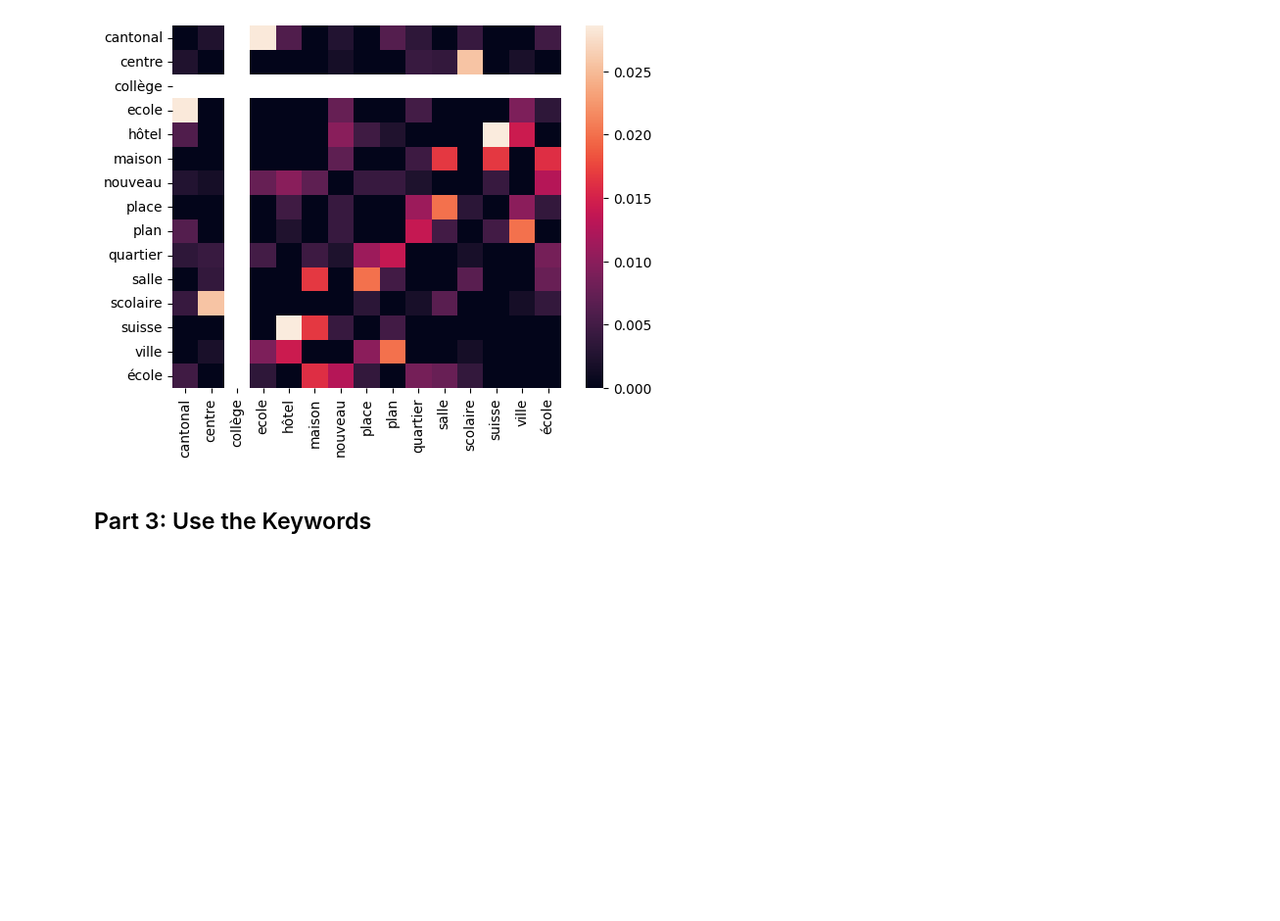
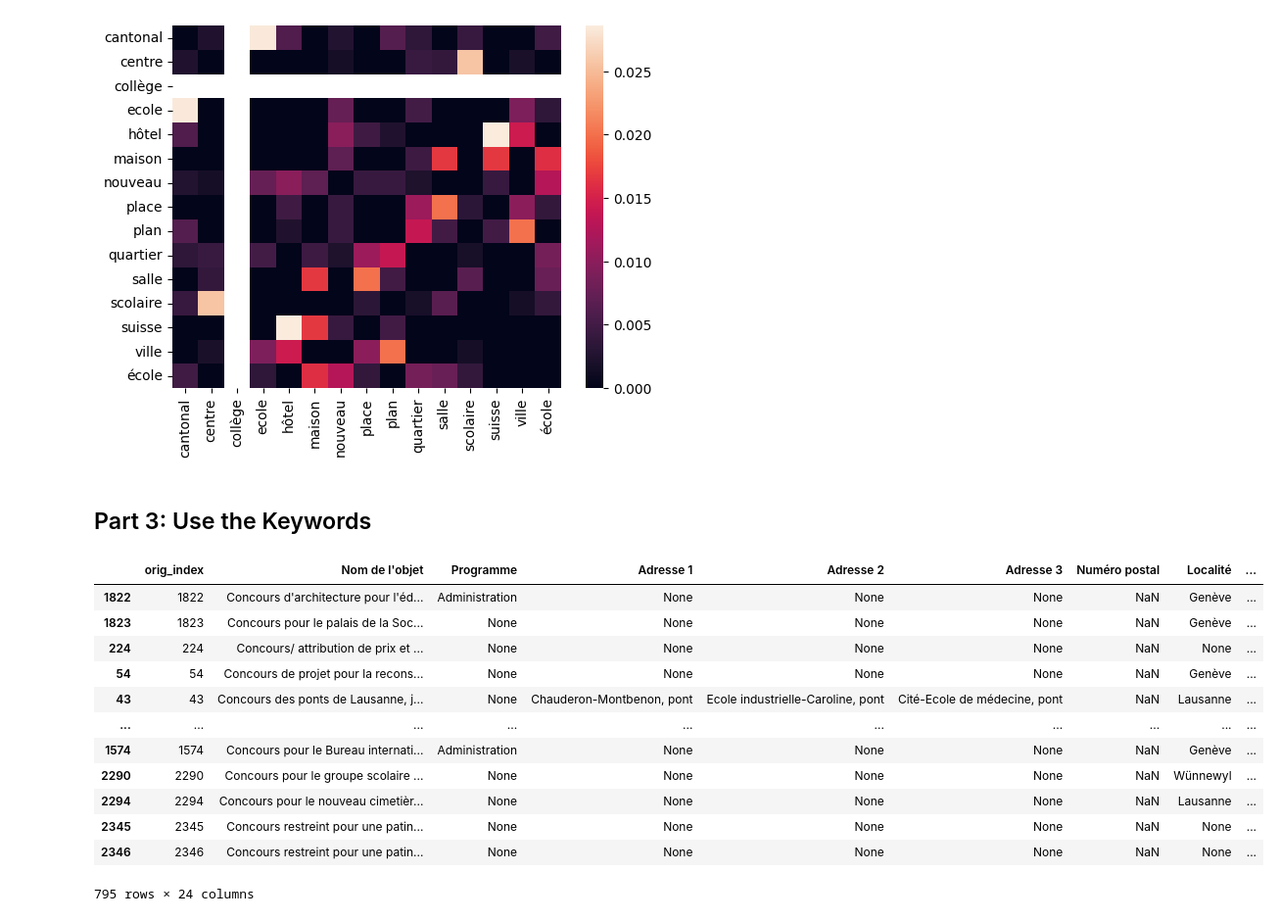
Before and after one commit to ccpfoye/SwissArchitectureCompetitions, a Jupyter notebook: Classify_ACM.ipynb, the cells around one changed output. Shown at 98% size. Cells and saved outputs as stored; diff of their text form; code cells hidden in the pictures; blank space fills up the shorter version.

Commit message:
CODE: Classify Jugements

```diff
--- a/Classify_ACM.ipynb
+++ b/Classify_ACM.ipynb
@@ -220,7 +220,7 @@ domain_keywords = {
     "Public / Civic": {
         "centre",
         "salle",
-        "congrès"
+        "congrès",
         "postal",
         "police",
         "administratif",
@@ -337,7 +337,6 @@ domain_keywords = {
         "synagogue",
         "temple",
         "paroissial",
-        "abattoir",
         "evêché",
         "chapelle",
     },
@@ -360,6 +359,7 @@ domain_keywords = {
         "fondation",
         "commerce",
         "usine",
+        "abattoir",
         "agence",
         "comité",
         "werkhof",
@@ -396,7 +396,7 @@ domain_weights = {
     "Health": 2,
     "Urban Planning": 1,
     "Infrastructure": 1,
-    "Residential": 1,
+    "Residential": 1.1,
     "Cultural / Art": 3,
     "Religious": 3,
     "Sports & Leisure": 2,
@@ -450,3 +450,19 @@ review_df.rename(columns={"Nom de l'objet": "Competition Name", "Domain": "Assig
 # Export to CSV
 output_path = "competition_domain_review.csv"
 review_df.to_csv(output_path, index=False)
+# %%
+jugements.to_feather("jugements.feather")
+# %% [output]
+|  | orig_index | Nom de l'objet | Programme | Adresse 1 | Adresse 2 | Adresse 3 | Numéro postal | Localité | ... |
+| 1822 | 1822 | Concours d'architecture pour l'éd... | Administration | None | None | None | NaN | Genève | ... |
+| 1823 | 1823 | Concours pour le palais de la Soc... | None | None | None | None | NaN | Genève | ... |
+| 224 | 224 | Concours/ attribution de prix et ... | None | None | None | None | NaN | None | ... |
+| 54 | 54 | Concours de projet pour la recons... | None | None | None | None | NaN | Genève | ... |
+| 43 | 43 | Concours des ponts de Lausanne, j... | None | Chauderon-Montbenon, pont | Ecole industrielle-Caroline, pont | Cité-Ecole de médecine, pont | NaN | Lausanne | ... |
+| ... | ... | ... | ... | ... | ... | ... | ... | ... | ... |
+| 1574 | 1574 | Concours pour le Bureau internati... | Administration | None | None | None | NaN | Genève | ... |
+| 2290 | 2290 | Concours pour le groupe scolaire ... | None | None | None | None | NaN | Wünnewyl | ... |
+| 2294 | 2294 | Concours pour le nouveau cimetièr... | None | None | None | None | NaN | Lausanne | ... |
+| 2345 | 2345 | Concours restreint pour une patin... | None | None | None | None | NaN | None | ... |
+| 2346 | 2346 | Concours restreint pour une patin... | None | None | None | None | NaN | None | ... |
+795 rows × 24 columns
```
